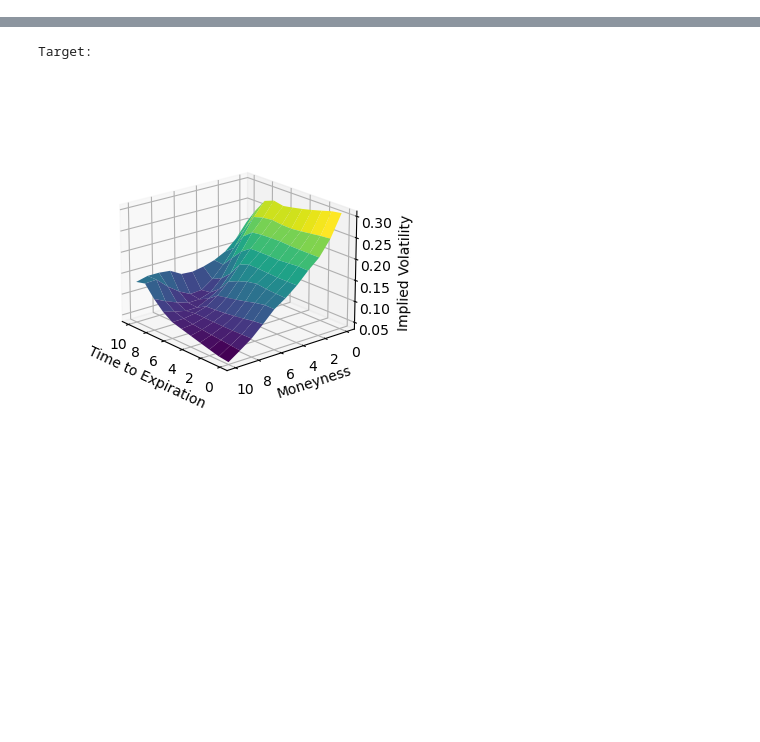
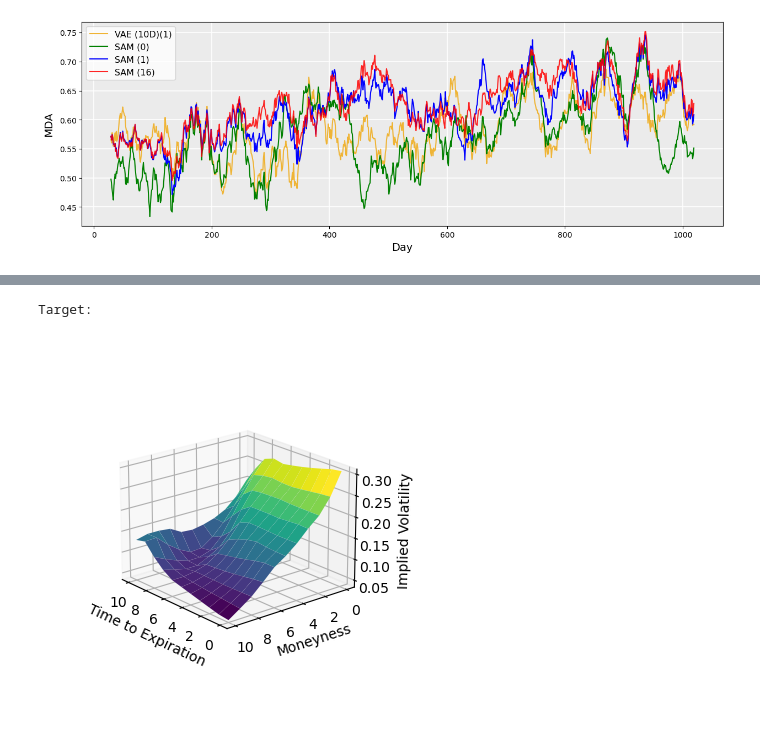
Before and after one commit to elibutters/HITM, a Jupyter notebook: S9_testing.ipynb, the cells around one changed output, grey strips where cells are left out. Saved outputs shown, nothing was run; the diff lists cells and outputs as text; code cells hidden in the pictures; blank space fills up the shorter version.

```diff
--- a/S9_testing.ipynb
+++ b/S9_testing.ipynb
@@ -40,0 +106,22 @@ CAL Score: 0.0 | BUT Score: 0.0
+# %%
+real_results_mda = []
+for model in results_mda:
+    cur = []
+    for time in model:
+        cur.append(sum(time) / len(time))
+    real_results_mda.append(cur)
+# %%
+plt.figure().set_figwidth(15)
+ax = plt.axes()
+ax.set_facecolor('#EBEBEB')
+plt.grid(which='major', color='white', linewidth=1.2)
+plt.xlabel('Day', size=14)
+plt.ylabel('MDA', size=14, labelpad=7)
+plt.plot(pd.DataFrame(real_results_mda[3]).rolling(30).mean(), color='#EFB435', label='VAE (10D)(1)')
+plt.plot(pd.DataFrame(real_results_mda[2]).rolling(30).mean(), color='g', label='SAM (0)')
+plt.plot(pd.DataFrame(real_results_mda[1]).rolling(30).mean(), color='b', label='SAM (1)')
+plt.plot(pd.DataFrame(real_results_mda[0]).rolling(30).mean(), color='r', label='SAM (16)', alpha=0.85)
+plt.legend(fontsize=11.5)
+plt.show()
+# %% [output]
+[figure, added]
```
Also changed, not shown: parts of 11 cells of this notebook, 29 other files.
